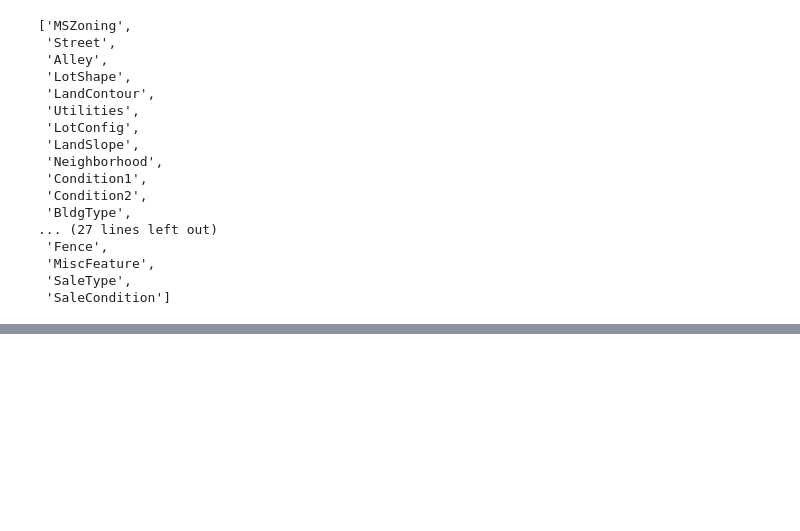
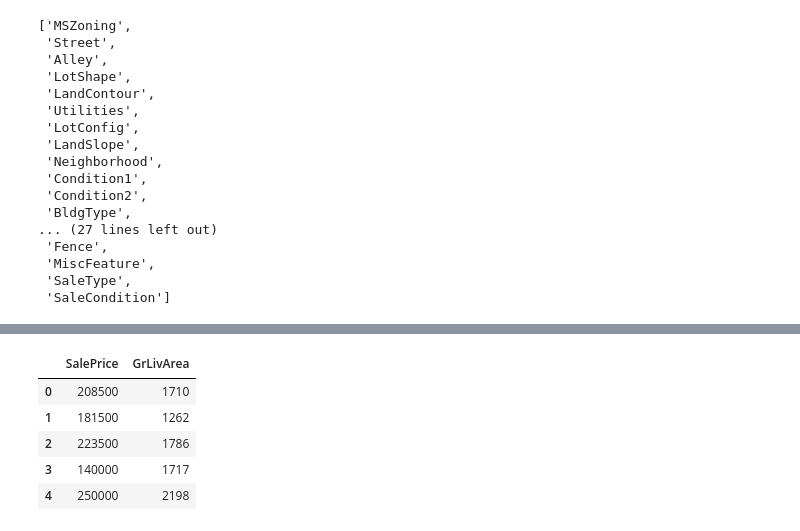
Before and after one commit to pseudoPixels/machine_learning_diary, a Jupyter notebook: notebooks/Kaggle_HousePricePrediction/KaggleHousePricePrediction.ipynb, the cells around one changed output, grey strips where cells are left out. Drawn from its saved outputs; the diff is of its cells as text; code cells hidden in the pictures; blank space fills up the shorter version.

```diff
--- a/notebooks/Kaggle_HousePricePrediction/KaggleHousePricePrediction.ipynb
+++ b/notebooks/Kaggle_HousePricePrediction/KaggleHousePricePrediction.ipynb
@@ -123,0 +169,9 @@ print(missing)
+# %%
+data.head()
+# %% [output]
+|  | SalePrice | GrLivArea |
+| 0 | 208500 | 1710 |
+| 1 | 181500 | 1262 |
+| 2 | 223500 | 1786 |
+| 3 | 140000 | 1717 |
+| 4 | 250000 | 2198 |
```
Also changed, not shown: parts of 9 cells of this notebook.
